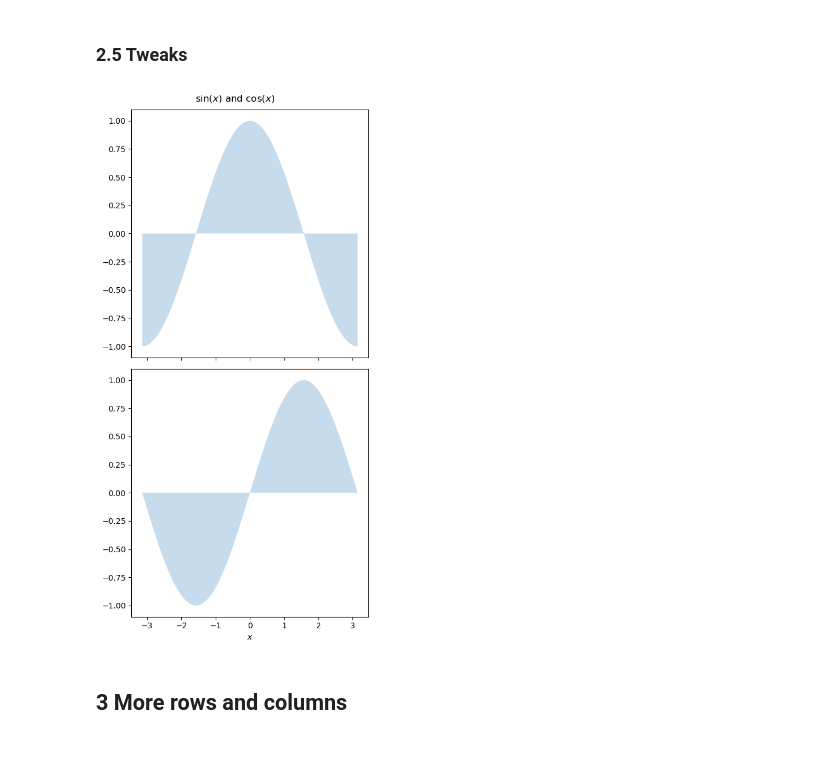
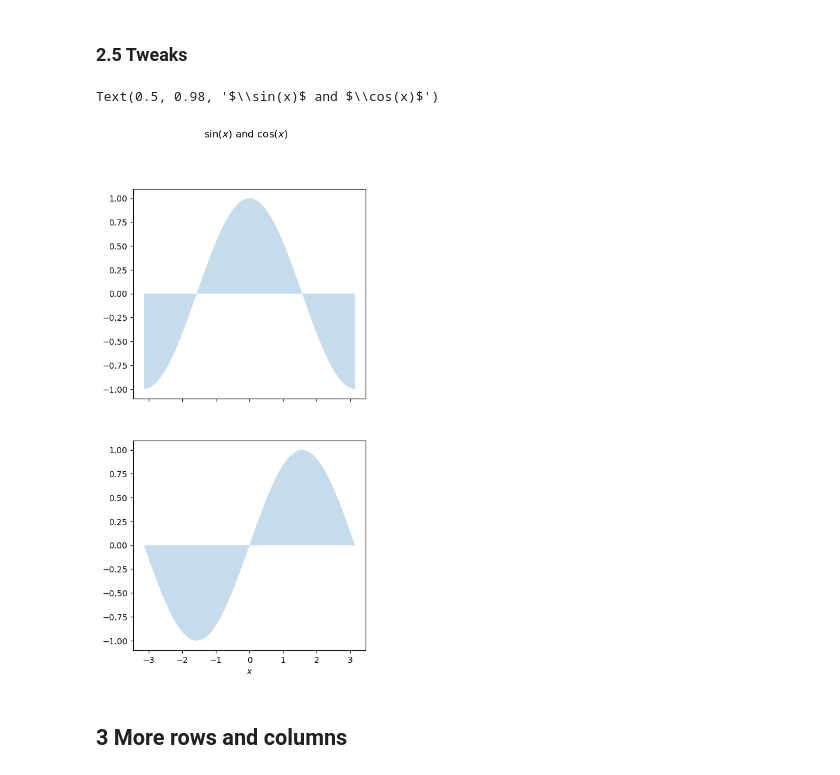
Before and after one commit to SPS-SP2273/learning-portfolio-yugan01, a Jupyter notebook: plotting/plotting_(good).ipynb, the cells around one changed output. Drawn from its saved outputs; the diff is of its cells as text; code cells hidden in the pictures.

```diff
--- a/plotting/plotting_(good).ipynb
+++ b/plotting/plotting_(good).ipynb
@@ -97,17 +97,16 @@ for i in range(2):
 # %%
 from matplotlib import pyplot as plt
 fig, ax = plt.subplots(nrows = 2, ncols = 1, figsize = (5,10), sharex= True)
 ax[1].set_xlabel('$x$')
 x = np.linspace(-np.pi, np.pi, num=100)
 cos_x = np.cos(x)
 sin_x = np.sin(x)
 ax[0].fill_between(x, 0, cos_x, alpha=.25)
 ax[1].fill_between(x, 0, sin_x, alpha=.25)
 fig.suptitle(r'$\sin(x)$ and $\cos(x)$')
-fig.tight_layout()
-plt.show()
 # %% [output]
+Text(0.5, 0.98, '$\\sin(x)$ and $\\cos(x)$')
-[figure, old version]
+[figure, new version]
 # %% [markdown]
 ## 3 More rows and columns
 # %% [markdown]
```
